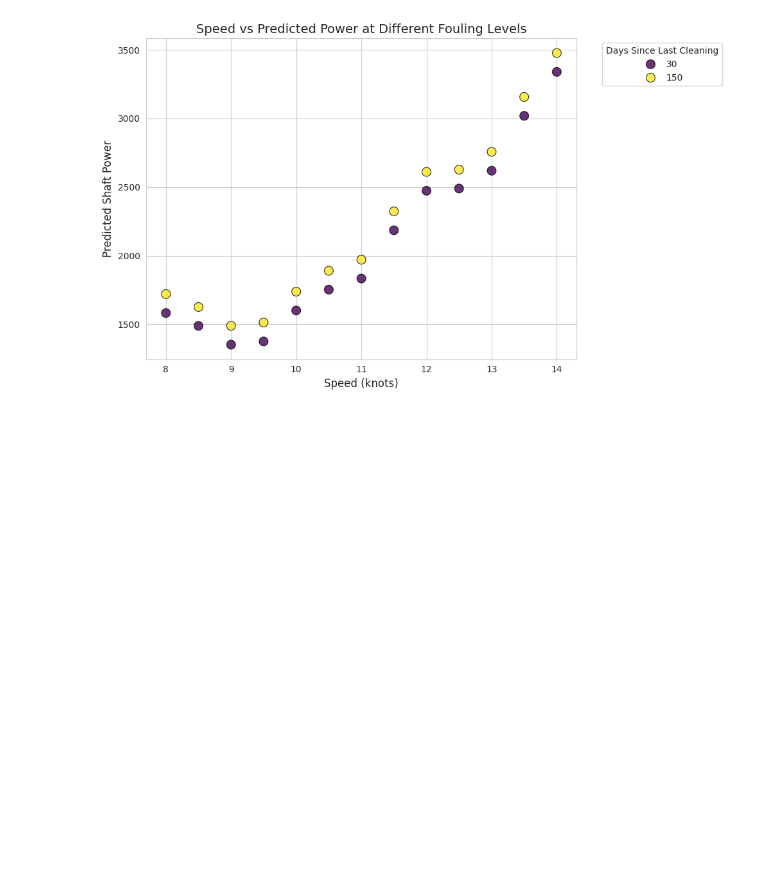
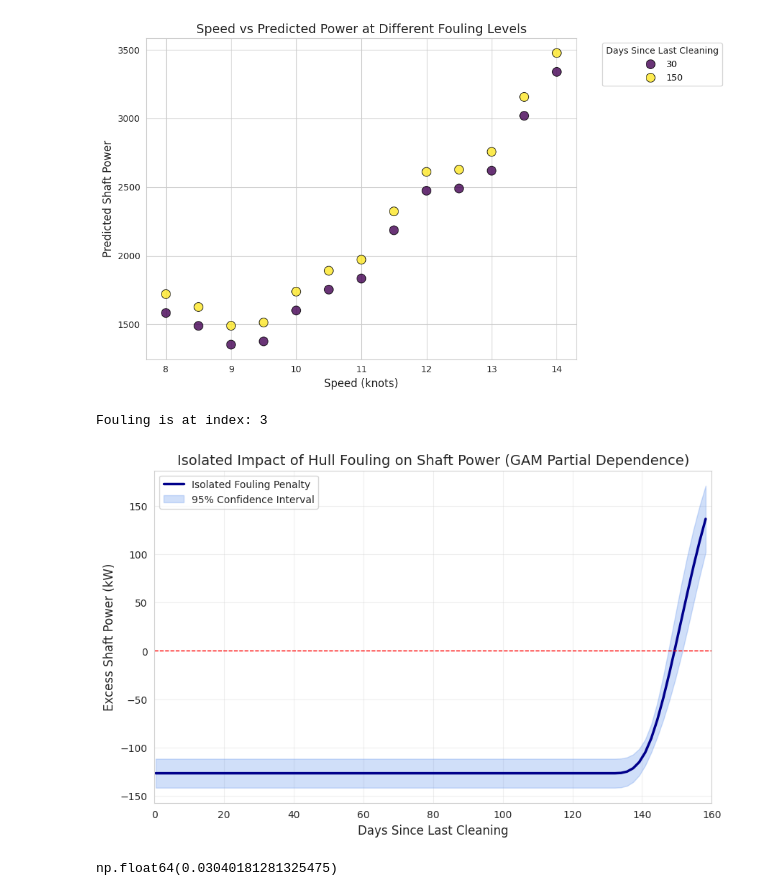
Before and after one commit to AugustBjerg/Master-s-thesis, a Jupyter notebook: code/modelling/notebooks/experimental.ipynb, the cells around one changed output. Saved outputs shown, nothing was run; the diff lists cells and outputs as text; code cells hidden in the pictures; blank space fills up the shorter version.

```diff
--- a/code/modelling/notebooks/experimental.ipynb
+++ b/code/modelling/notebooks/experimental.ipynb
@@ -468,0 +463,58 @@ plot_speed_power_by_dsc(simulation_df, dsc_values=[30, 150])
+# %%
+fouling_idx = all_predictive_variables.index("Days Since Last Cleaning")
+print(f"Fouling is at index: {fouling_idx}")
+# %% [output]
+Fouling is at index: 3
+# %%
+# 1. Extract the raw pyGAM model from our fitted pipeline
+gam_pipeline = fitted_pipelines["GAM"]
+actual_pygam_model = gam_pipeline.named_steps["model"].gam_model_
+
+# 2. Generate a perfectly spaced grid of 100 points for the fouling feature
+# This creates a synthetic array where ONLY the fouling feature changes.
+XX = actual_pygam_model.generate_X_grid(term=fouling_idx)
+
+# 3. Extract the partial dependence (the isolated kW penalty) and the 95% confidence intervals
+pdep, confi = actual_pygam_model.partial_dependence(term=fouling_idx, X=XX, width=0.95)
+
+# 4. We only want to plot the X-axis for the fouling variable itself
+x_axis_values = XX[:, fouling_idx]
+# %%
+scaler = gam_pipeline.named_steps["preprocessor"].named_transformers_["numeric"].named_steps["scaler"]
+
+# 2. Unscale the grid points so the X-axis is back in real "Days"
+XX_unscaled = scaler.inverse_transform(XX)
+real_days = XX_unscaled[:, fouling_idx]
+
+# 3. Filter to only include days up to 160
+mask = real_days <= 160
+real_days_filtered = real_days[mask]
+pdep_filtered = pdep[mask]
+confi_filtered = confi[mask]
+
+# 4. Plot the final, isolated Fouling Curve
+plt.figure(figsize=(10, 6))
+
+# Plot the main partial dependence line
+plt.plot(real_days_filtered, pdep_filtered, color='darkblue', linewidth=2.5, label='Isolated Fouling Penalty')
+
+# Plot the 95% Confidence Interval bounds
+plt.fill_between(real_days_filtered, confi_filtered[:, 0], confi_filtered[:, 1], color='cornflowerblue', alpha=0.3, label='95% Confidence Interval')
+
+# Formatting
+plt.title("Isolated Impact of Hull Fouling on Shaft Power (GAM Partial Dependence)", fontsize=14)
+plt.xlabel("Days Since Last Cleaning", fontsize=12)
+plt.ylabel("Excess Shaft Power (kW)", fontsize=12)
+plt.axhline(y=0, color='red', linestyle='--', linewidth=1) # Baseline
+plt.xlim(0, 160)
+plt.legend()
+plt.grid(True, alpha=0.3)
+plt.show()
+# %% [output]
+[figure, added]
+# %%
+# get the average value for shaft power in the training data
+average_power = y_train.mean()
+130/average_power
+# %% [output]
+np.float64(0.03040181281325475)
```
Also changed, not shown: parts of 6 cells of this notebook.
